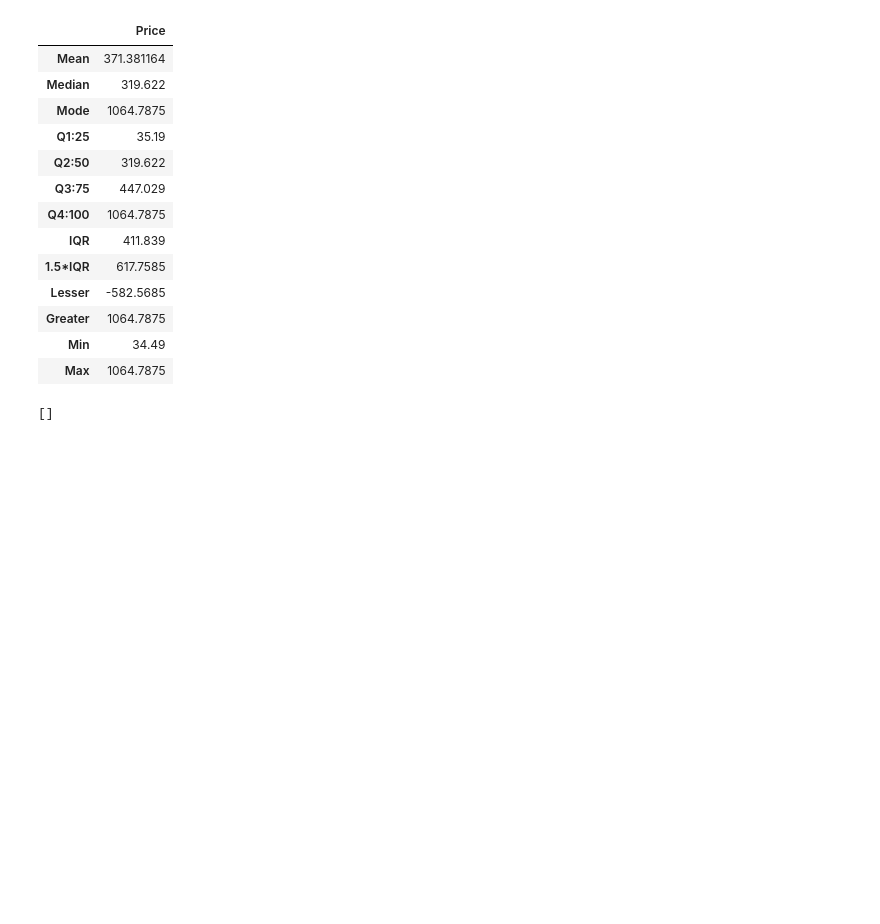
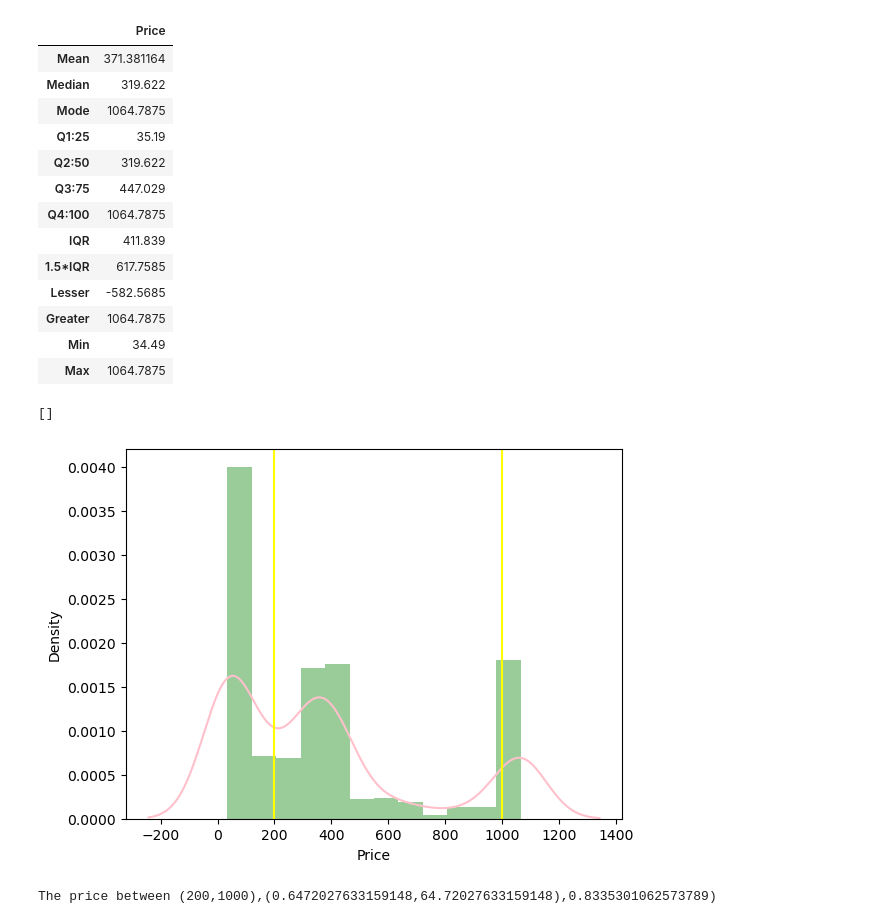
Before and after one commit to Roselinstanley/Time-Series-Analysis, a Jupyter notebook: GoldPrice.ipynb, the cells around one changed output. Cells and saved outputs as stored; diff of their text form; code cells hidden in the pictures; blank space fills up the shorter version.

```diff
--- a/GoldPrice.ipynb
+++ b/GoldPrice.ipynb
@@ -106,3 +112,11 @@ Lesser
 Greater
 # %% [output]
 []
+# %%
+from Frequency import Freq
+Freqobj=Freq(gold_dataseteda)
+# %%
+Freqobj.calc_pdf()
+# %% [output]
+[figure, added]
+The price between (200,1000),(0.6472027633159148,64.72027633159148),0.8335301062573789)
```
Also changed, not shown: parts of 19 cells of this notebook.
